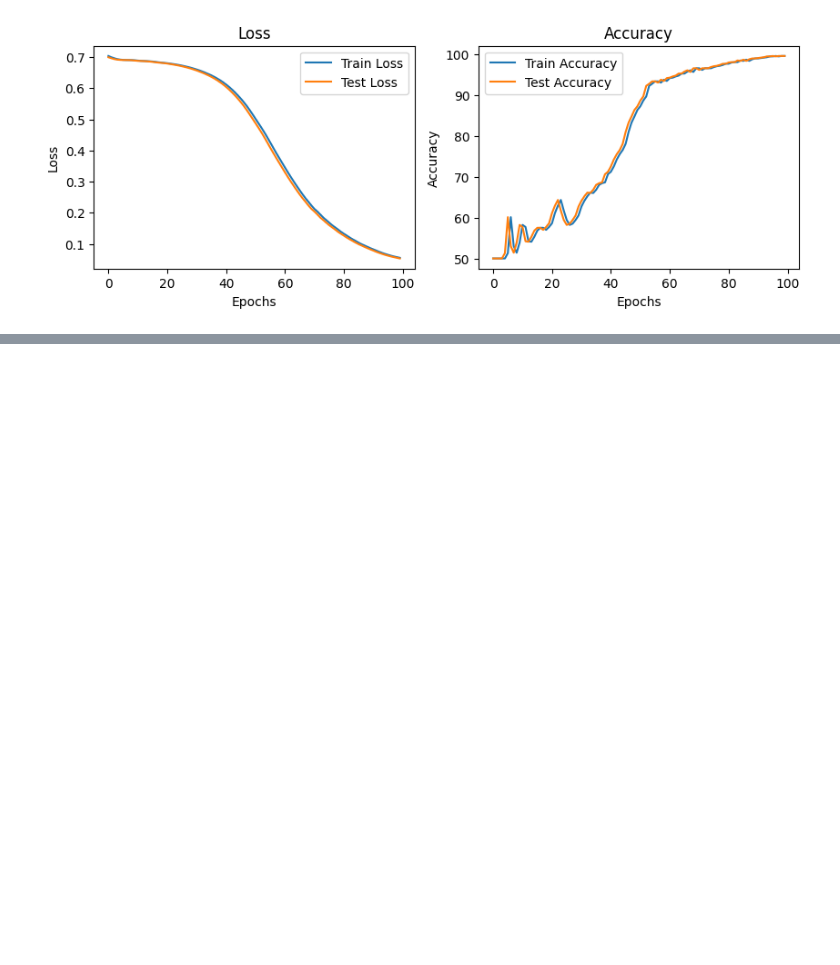
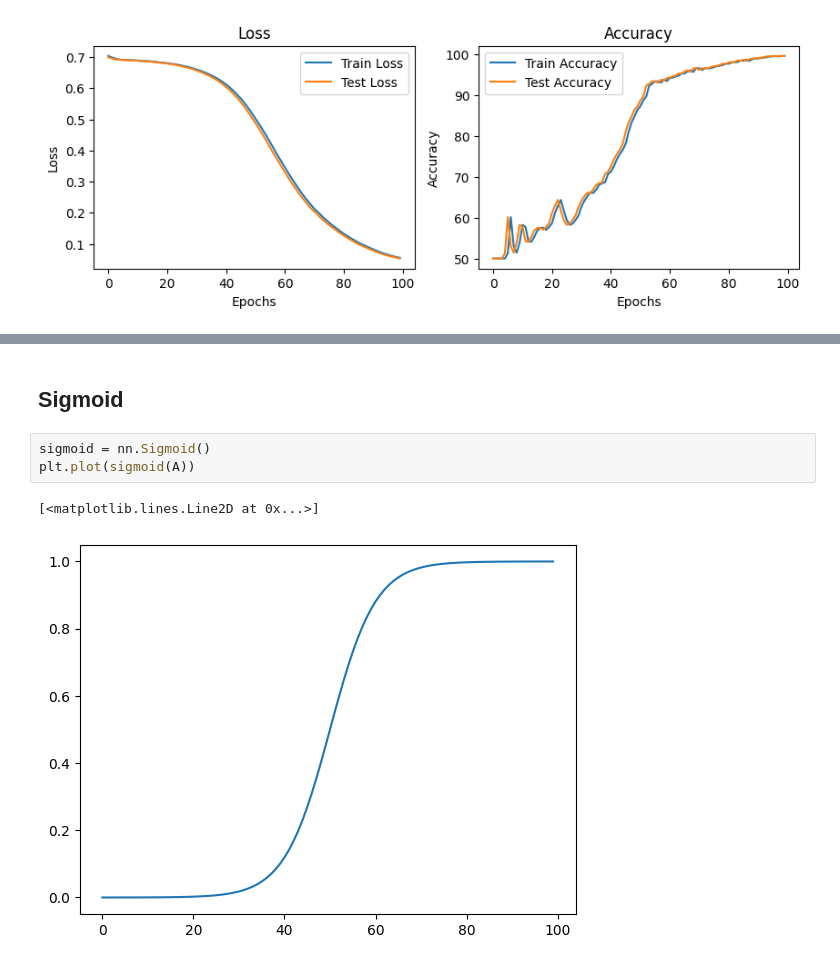
Before and after one commit to YashChaudhary16/PyTorch, a Jupyter notebook: 02_Neural_Network_Classification.ipynb, the cells around one changed output, grey strips where cells are left out. Drawn from its saved outputs; the diff is of its cells as text; blank space fills up the shorter version.

```diff
--- a/02_Neural_Network_Classification.ipynb
+++ b/02_Neural_Network_Classification.ipynb
@@ -445,0 +475,8 @@ model_history(epochs=epochs,
+# %% [markdown]
+## Sigmoid
+# %%
+sigmoid = nn.Sigmoid()
+plt.plot(sigmoid(A))
+# %% [output]
+[<matplotlib.lines.Line2D at 0x...>]
+[figure, added]
```
Also changed, not shown: parts of 36 cells of this notebook.
